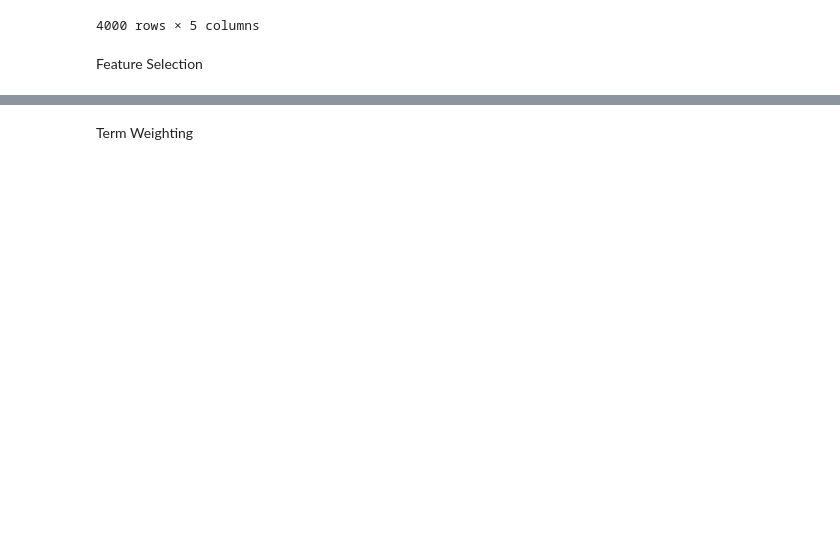
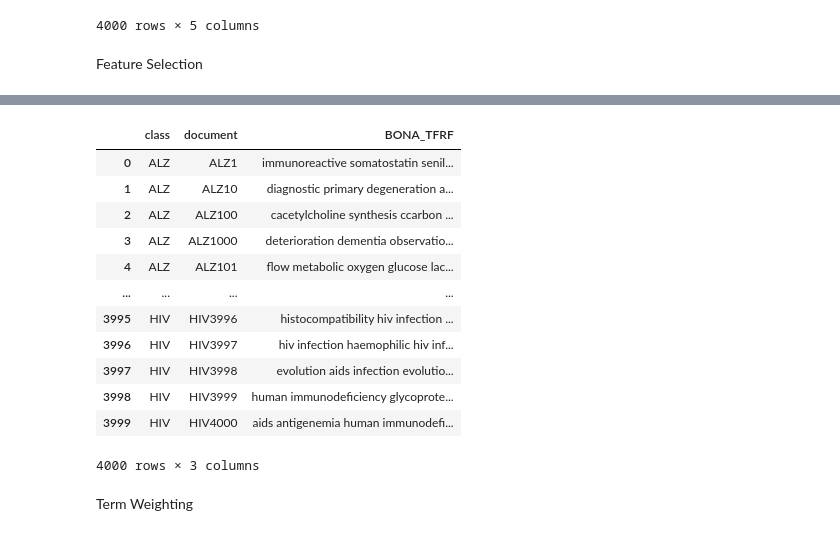
Before and after one commit to hasyimzii/symbolic_relevance, a Jupyter notebook: symbolic relevance.ipynb, the cells around one changed output, grey strips where cells are left out. Cells and saved outputs as stored; diff of their text form; code cells hidden in the pictures; blank space fills up the shorter version.

```diff
--- a/symbolic relevance.ipynb
+++ b/symbolic relevance.ipynb
@@ -255,3 +219,24 @@ rfx.to_csv('rfrf.csv', index=False)
+# %%
+# read csv
+dataSelected = pd.read_csv('pubmed/selected.csv')
+# get features
+classes = dataSelected.loc[:, 'class']
+bona_tfrf = dataSelected.loc[:, 'BONA_TFRF']
+dataSelected
+# %% [output]
+|  | class | document | BONA_TFRF |
+| 0 | ALZ | ALZ1 | immunoreactive somatostatin senil... |
+| 1 | ALZ | ALZ10 | diagnostic primary degeneration a... |
+| 2 | ALZ | ALZ100 | cacetylcholine synthesis ccarbon ... |
+| 3 | ALZ | ALZ1000 | deterioration dementia observatio... |
+| 4 | ALZ | ALZ101 | flow metabolic oxygen glucose lac... |
+| ... | ... | ... | ... |
+| 3995 | HIV | HIV3996 | histocompatibility hiv infection ... |
+| 3996 | HIV | HIV3997 | hiv infection haemophilic hiv inf... |
+| 3997 | HIV | HIV3998 | evolution aids infection evolutio... |
+| 3998 | HIV | HIV3999 | human immunodeficiency glycoprote... |
+| 3999 | HIV | HIV4000 | aids antigenemia human immunodefi... |
+4000 rows × 3 columns
 # %% [markdown]
 Term Weighting
 # %%
```
Also changed, not shown: parts of 12 cells of this notebook, 1 other file.
